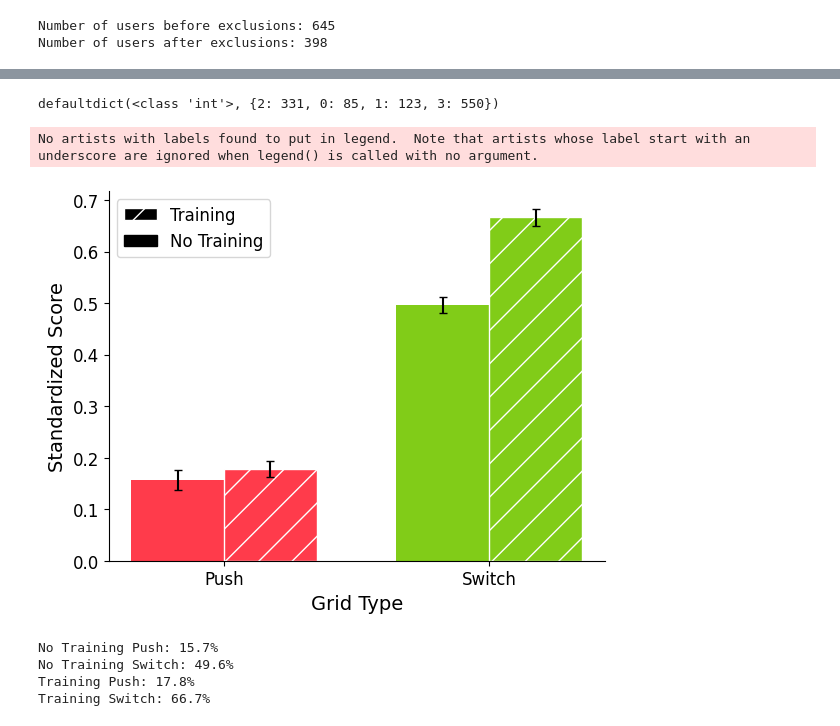
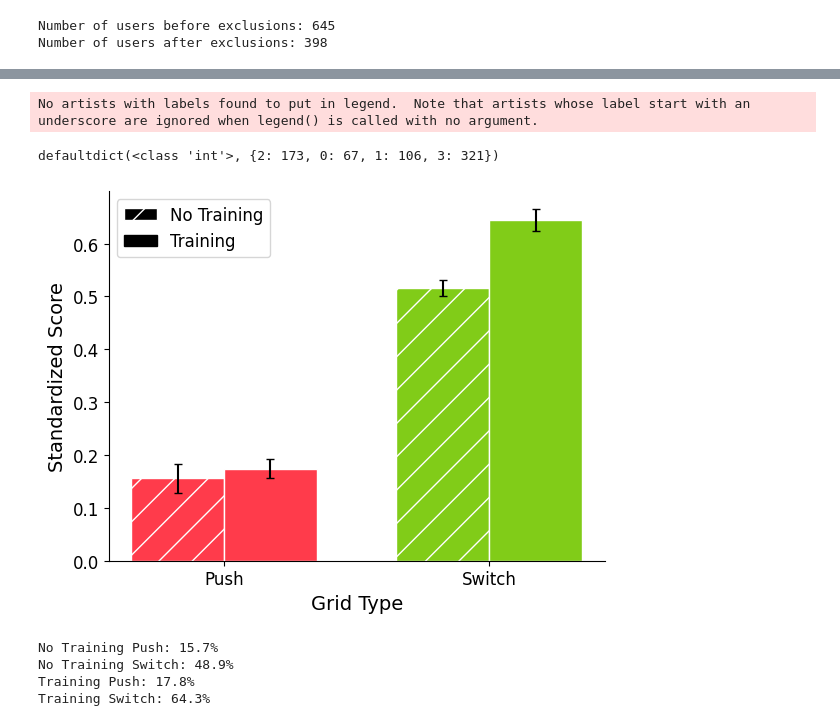
Before and after one commit to Alice2hang/RL_trolley_puzzles, a Jupyter notebook: data_analysis/training_analysis.ipynb, the cells around one changed output, grey strips where cells are left out. Cells and saved outputs as stored; diff of their text form; code cells hidden in the pictures.

```diff
--- a/data_analysis/training_analysis.ipynb
+++ b/data_analysis/training_analysis.ipynb
@@ -61,10 +61,10 @@ with open('data/training_experiment_raw.csv', encoding='utf-8-sig') as csvfile:
         gridnum = int(row['gridnum'])
         userid = row['userid']
         # looks only at final results for test grids of interest where user did not time out
-        if  (gridnum in MUST_PUSH_GRIDNUMS or gridnum in MUST_SWITCH_GRIDNUMS) and not gridnum in user_test_timeouts[userid] and row['step']=='6':
+        if  (gridnum in MUST_PUSH_GRIDNUMS or gridnum in MUST_SWITCH_GRIDNUMS) and userid in valid_users and not gridnum in user_test_timeouts[userid] and row['step']=='6' and gridnum not in [204,208]:
             score_dif = int(row['reward_cum'])-int(row['reward_max'])
             training = user_condition[userid]
-            push_val = None
+            push_val = 0.5
             if training == True:
                 train = 0.5
             else:
@@ -84,0 +91,5 @@ df.to_csv('data/training_data_coded.csv')
+# %%
+x = df.loc[(df['grid_num'] > 100) & (df['grid_num']<200)].groupby('user_id',as_index=False)['score_dif'].mean()
+plt.hist(x['score_dif'], bins=20)
+print(x.shape, x.loc[x['score_dif']!=-1].shape)
+x.to_csv('exp2_push_performance_per_user.csv')
@@ -102,41 +116,41 @@ notrain_error = []
 train_proportions = []
 train_error = []
 
 for i in range(4):
     if i%2==0:
         notrain_proportions.append(proportion[i])
         notrain_error.append(sem[i])
     else:
         train_proportions.append(proportion[i])
         train_error.append(sem[i])
 
 x = np.arange(len(labels))  # the label locations
 width = 0.35  # the width of the bars
 color=['#FF3B4B', '#81CC18']
 plt.rcParams.update({'font.size': 14})
 
 fig, ax = plt.subplots()
-rects1 = ax.bar(x - width/2, notrain_proportions, width, yerr=notrain_error, capsize=3, color=color)
-rects2 = ax.bar(x + width/2, train_proportions, width, yerr=train_error, capsize=3, hatch="/", color=color, edgecolor='white')
+rects1 = ax.bar(x - width/2, notrain_proportions, width, yerr=notrain_error, capsize=3, color=color,  hatch="/", edgecolor='white')
+rects2 = ax.bar(x + width/2, train_proportions, width, yerr=train_error, capsize=3, color=color,  edgecolor='white')
 
 # Add some text for labels, title and custom x-axis tick labels, etc.
 ax.set_ylabel('Standardized Score')
 ax.set_xticks(x)
 ax.set_xticklabels(labels)
 plt.yticks(fontsize=12)
 plt.xticks(fontsize=12)
 ax.set_xlabel('Grid Type')
 ax.legend()
-train = mpatches.Patch(edgecolor='white', facecolor='black', hatch="/", label='Training')
-no_train = mpatches.Patch(color='black', label='No Training')
+train = mpatches.Patch(color='black',  label='Training')
+no_train = mpatches.Patch(edgecolor='white', facecolor='black', hatch="/", label='No Training')
 ax.spines.right.set_visible(False)
 ax.spines.top.set_visible(False)
-plt.legend(handles=[train, no_train], fontsize=12)
+plt.legend(handles=[no_train,train], fontsize=12)
 plt.show()
 # %% [output]
-defaultdict(<class 'int'>, {2: 331, 0: 85, 1: 123, 3: 550})
+No artists with labels found to put in legend.  Note that artists whose label start with an underscore are ignored when legend() is called with no argument.
-No artists with labels found to put in legend.  Note that artists whose label start with an underscore are ignored when legend() is called with no argument.
+defaultdict(<class 'int'>, {2: 173, 0: 67, 1: 106, 3: 321})
-[figure, old version]
+[figure, new version]
 # %%
 for idx, p in enumerate(notrain_proportions):
     print("No Training " + labels[idx] + ": " + '{:.1%}'.format(p))
@@ -144,6 +158,6 @@ for idx, p in enumerate(train_proportions):
     print("Training " + labels[idx] + ": " + '{:.1%}'.format(p))
 # %% [output]
 No Training Push: 15.7%
-No Training Switch: 49.6%
+No Training Switch: 48.9%
 Training Push: 17.8%
-Training Switch: 66.7%
+Training Switch: 64.3%
```
Also changed, not shown: parts of 2 cells of this notebook, 40 other files.
